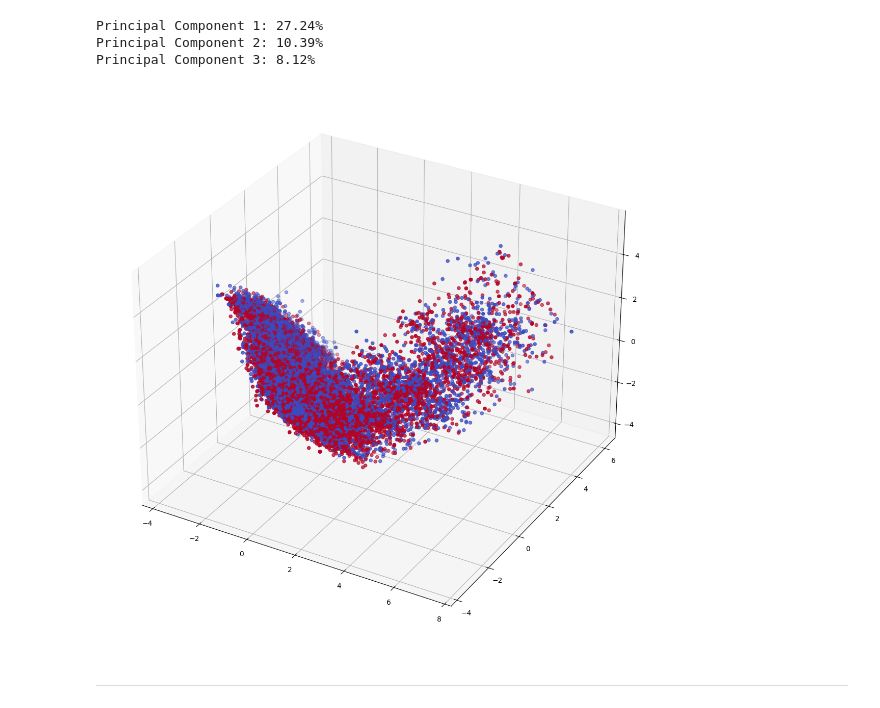
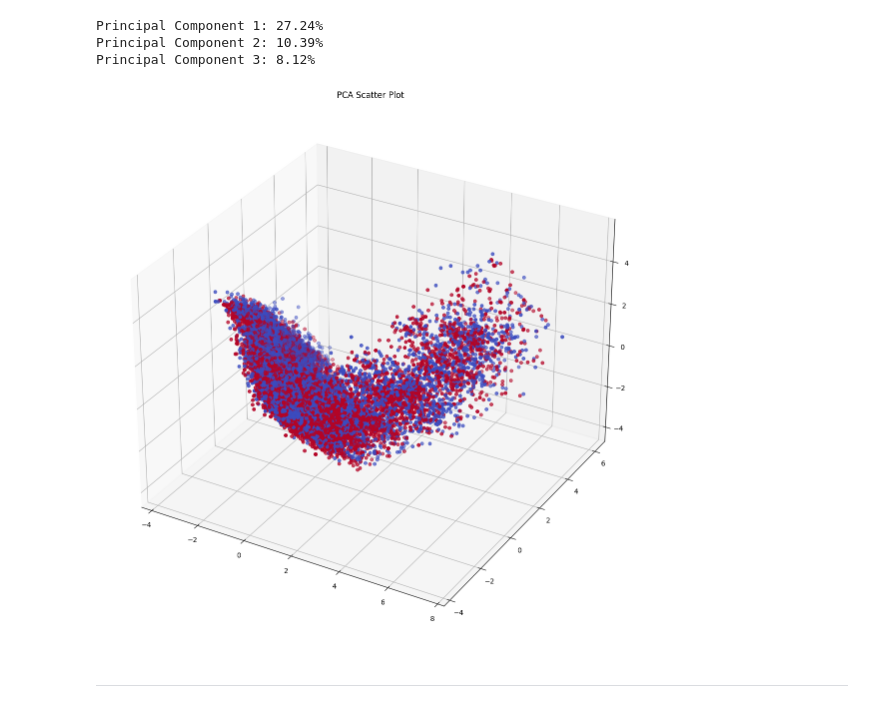
Before and after one commit to brysonbien/Chess-Opening-ML, a Jupyter notebook: final_report.ipynb, the cells around one changed output. Drawn from its saved outputs; the diff is of its cells as text; code cells hidden in the pictures.

```diff
--- a/final_report.ipynb
+++ b/final_report.ipynb
@@ -222,17 +222,18 @@ Principal Component 3: 8.12%
 # %%
 import matplotlib.pyplot as plt
 
 fig = plt.figure(figsize=(14, 14))
 ax = fig.add_subplot(projection='3d')
 
 x = df_pca['PC1']
 y = df_pca['PC2']
 z = df_pca['PC3']
 
 ax.scatter(x, y, z, c=df_pca['winner'], cmap='coolwarm')
+plt.title("PCA Scatter Plot")
 plt.show()
 # %% [output]
-[figure, old version]
+[figure, new version]
 # %% [markdown]
 ---
 # %% [markdown]
```
Also changed, not shown: parts of 18 cells of this notebook.
